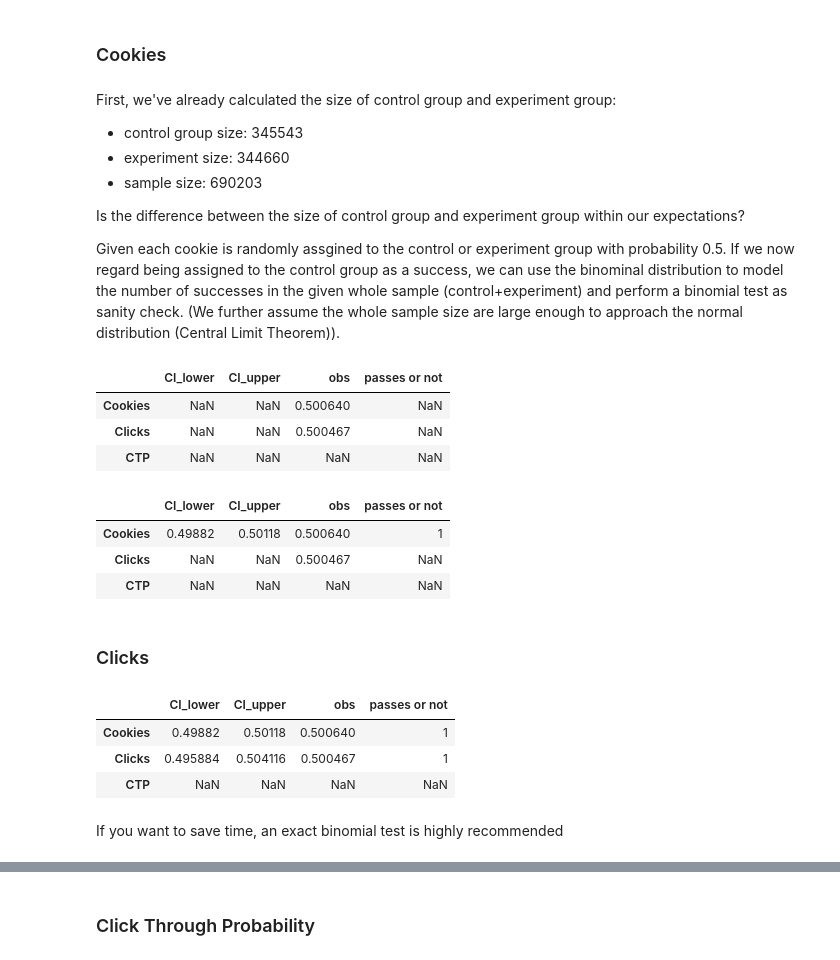
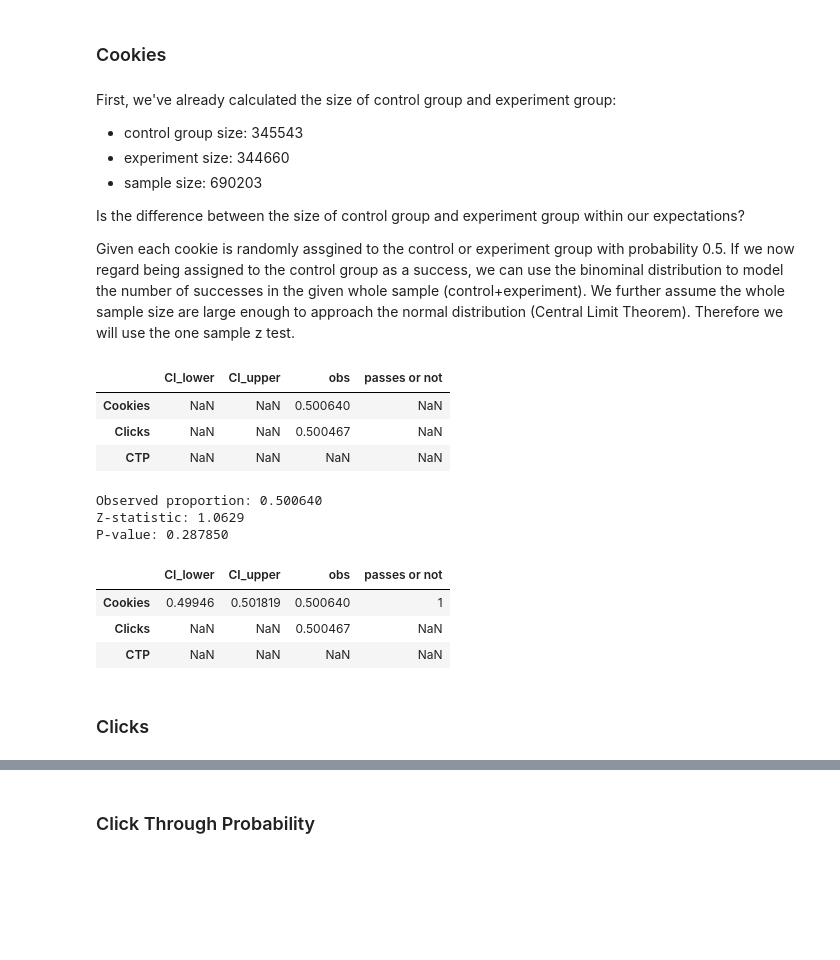
Before and after one commit to niranjan3321/Udacity-Free-Trial-Screener, a Jupyter notebook: AB_Test.ipynb, the cells around one changed output, grey strips where cells are left out. Drawn from its saved outputs; the diff is of its cells as text; code cells hidden in the pictures; blank space fills up the shorter version.

```diff
--- a/AB_Test.ipynb
+++ b/AB_Test.ipynb
@@ -436,8 +436,9 @@ First, we've already calculated the size of control group and experiment group:
 
 Is the difference between the size of control group and experiment group within our expectations?
 
-Given each cookie is randomly assgined to the control or experiment group with probability 0.5. If we now regard being assigned to the control group as a success, we can use the binominal distribution to model the number of successes in the given whole sample (control+experiment) and perform a binomial test as sanity check.
-(We further assume the whole sample size are large enough to approach the normal distribution (Central Limit Theorem)).
+Given each cookie is randomly assgined to the control or experiment group with probability 0.5. If we now regard being assigned to the control group as a success, we can use the binominal distribution to model the number of successes in the given whole sample (control+experiment).
+We further assume the whole sample size are large enough to approach the normal distribution (Central Limit Theorem).
+Therefore we will use the one sample z test.
 # %%
 # create a new dataframe
 Sanity_Check = pd.DataFrame(index = ['Cookies','Clicks','CTP'],
@@ -450,40 +451,48 @@ Sanity_Check
 | Cookies | NaN | NaN | 0.500640 | NaN |
 | Clicks | NaN | NaN | 0.500467 | NaN |
 | CTP | NaN | NaN | NaN | NaN |
+# %%
+import numpy as np
+from scipy.stats import norm
+
+# Example counts
+cntrl = control['Pageviews'].sum()
+exp = experiment['Pageviews'].sum()
+n = cntrl + exp
+
+# Parameters
+p0 = 0.5
+p_hat = cntrl / n
+se = np.sqrt(p0 * (1 - p0) / n)
+
+# Z statistic
+z = (p_hat - p0) / se
+
+# Two-tailed p-value
+pval = 2 * (1 - norm.cdf(abs(z)))
+
+lower_cf = p_hat - 1.96*se
+upper_cf = p_hat + 1.96*se
+
+print(f"Observed proportion: {p_hat:.6f}")
+print(f"Z-statistic: {z:.4f}")
+print(f"P-value: {pval:.6f}")
+# %% [output]
+Observed proportion: 0.500640
+Z-statistic: 1.0629
+P-value: 0.287850
 # %%
-# binomial test function
-prob = 0.5
-alpha = 0.05
-
-def binomial_test(A,B):
-    std = math.sqrt(0.5*0.5/(control[A].sum()+experiment[A].sum()))
-    ME = std*1.96
-    Sanity_Check.loc[B,'CI_lower'], Sanity_Check.loc[B,'CI_upper'] = 0.5-ME, 0.5+ME
-    if Sanity_Check.loc[B,'CI_lower'] <= Sanity_Check.loc[B,'obs'] <= Sanity_Check.loc[B,'CI_upper']:
-        Sanity_Check.loc[B,'passes or not'] = 1
-    else:
-        Sanity_Check.loc[B,'passes or not'] = 0
-
-binomial_test('Pageviews','Cookies')
+Sanity_Check.loc['Cookies','CI_lower'], Sanity_Check.loc['Cookies','CI_upper'] =lower_cf, upper_cf
+if Sanity_Check.loc['Cookies','CI_lower'] <= Sanity_Check.loc['Cookies','obs'] <= Sanity_Check.loc['Cookies','CI_upper']:
+    Sanity_Check.loc['Cookies','passes or not'] = 1
+else:
+    Sanity_Check.loc['Cookies','passes or not'] = 0
 
 Sanity_Check
 # %% [output]
 |  | CI_lower | CI_upper | obs | passes or not |
-| Cookies | 0.49882 | 0.50118 | 0.500640 | 1 |
+| Cookies | 0.49946 | 0.501819 | 0.500640 | 1 |
 | Clicks | NaN | NaN | 0.500467 | NaN |
 | CTP | NaN | NaN | NaN | NaN |
 # %% [markdown]
 ### Clicks
-# %%
-# For the Clicks metric, we can also use the binomial test.
-
-binomial_test('Clicks','Clicks')
-
-Sanity_Check
-# %% [output]
-|  | CI_lower | CI_upper | obs | passes or not |
-| Cookies | 0.49882 | 0.50118 | 0.500640 | 1 |
-| Clicks | 0.495884 | 0.504116 | 0.500467 | 1 |
-| CTP | NaN | NaN | NaN | NaN |
-# %% [markdown]
-If you want to save time, an exact binomial test is highly recommended
```
Also changed, not shown: parts of 26 cells of this notebook.
